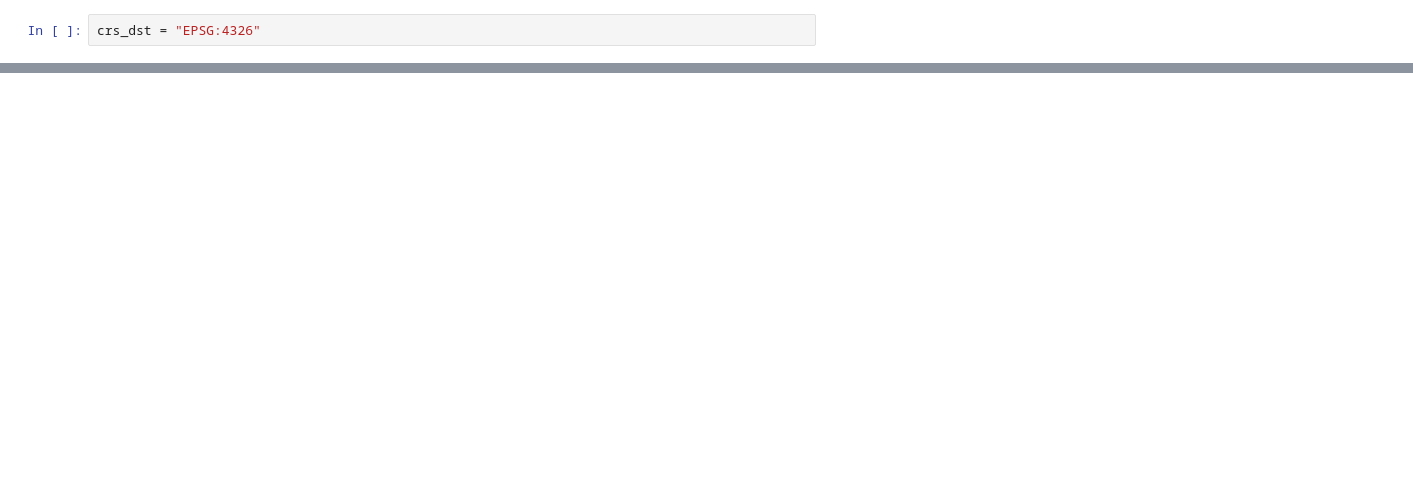
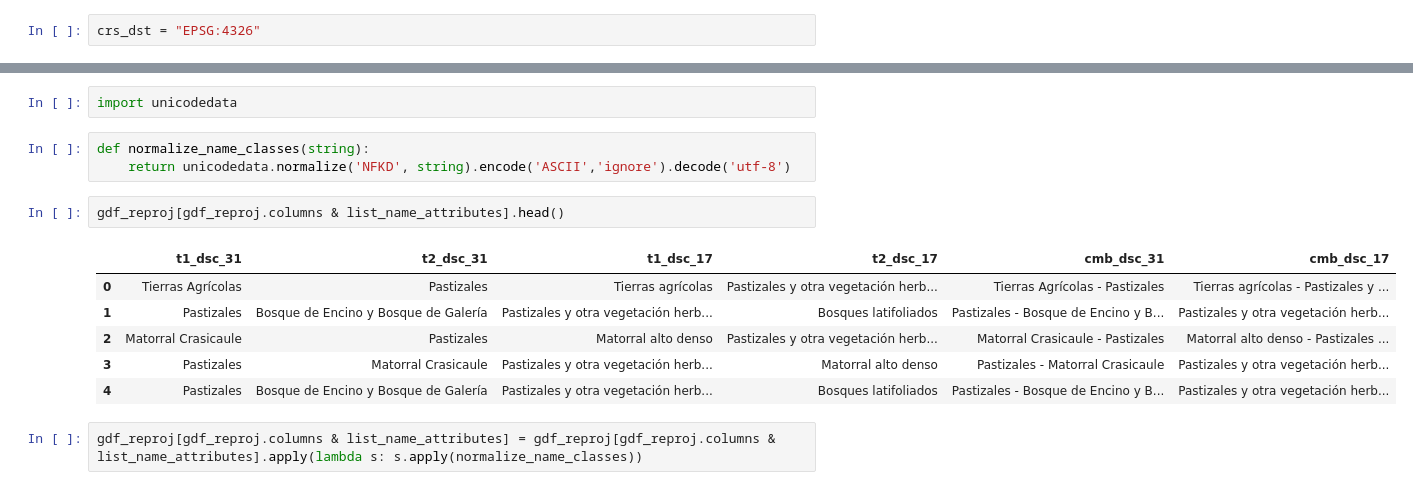
Before and after one commit to CONABIO/conabio-geonode, a Jupyter notebook: notebooks/towards_module_python_to_ingest_programmatically_into_geonode/1_normalizing_and_reprojecting.ipynb, the cells around one changed output, grey strips where cells are left out. Saved outputs shown, nothing was run; the diff lists cells and outputs as text; blank space fills up the shorter version.

```diff
--- a/notebooks/towards_module_python_to_ingest_programmatically_into_geonode/1_normalizing_and_reprojecting.ipynb
+++ b/notebooks/towards_module_python_to_ingest_programmatically_into_geonode/1_normalizing_and_reprojecting.ipynb
@@ -289,0 +510,16 @@ gdf_reproj = gpd.to_crs(crs_dst)
+# %%
+import unicodedata
+# %%
+def normalize_name_classes(string):
+    return unicodedata.normalize('NFKD', string).encode('ASCII','ignore').decode('utf-8')
+# %%
+gdf_reproj[gdf_reproj.columns & list_name_attributes].head()
+# %% [output]
+|  | t1_dsc_31 | t2_dsc_31 | t1_dsc_17 | t2_dsc_17 | cmb_dsc_31 | cmb_dsc_17 |
+| 0 | Tierras Agrícolas | Pastizales | Tierras agrícolas | Pastizales y otra vegetación herb... | Tierras Agrícolas - Pastizales | Tierras agrícolas - Pastizales y ... |
+| 1 | Pastizales | Bosque de Encino y Bosque de Galería | Pastizales y otra vegetación herb... | Bosques latifoliados | Pastizales - Bosque de Encino y B... | Pastizales y otra vegetación herb... |
+| 2 | Matorral Crasicaule | Pastizales | Matorral alto denso | Pastizales y otra vegetación herb... | Matorral Crasicaule - Pastizales | Matorral alto denso - Pastizales ... |
+| 3 | Pastizales | Matorral Crasicaule | Pastizales y otra vegetación herb... | Matorral alto denso | Pastizales - Matorral Crasicaule | Pastizales y otra vegetación herb... |
+| 4 | Pastizales | Bosque de Encino y Bosque de Galería | Pastizales y otra vegetación herb... | Bosques latifoliados | Pastizales - Bosque de Encino y B... | Pastizales y otra vegetación herb... |
+# %%
+gdf_reproj[gdf_reproj.columns & list_name_attributes] = gdf_reproj[gdf_reproj.columns & list_name_attributes].apply(lambda s: s.apply(normalize_name_classes))
```
Also changed, not shown: parts of 39 cells of this notebook.
